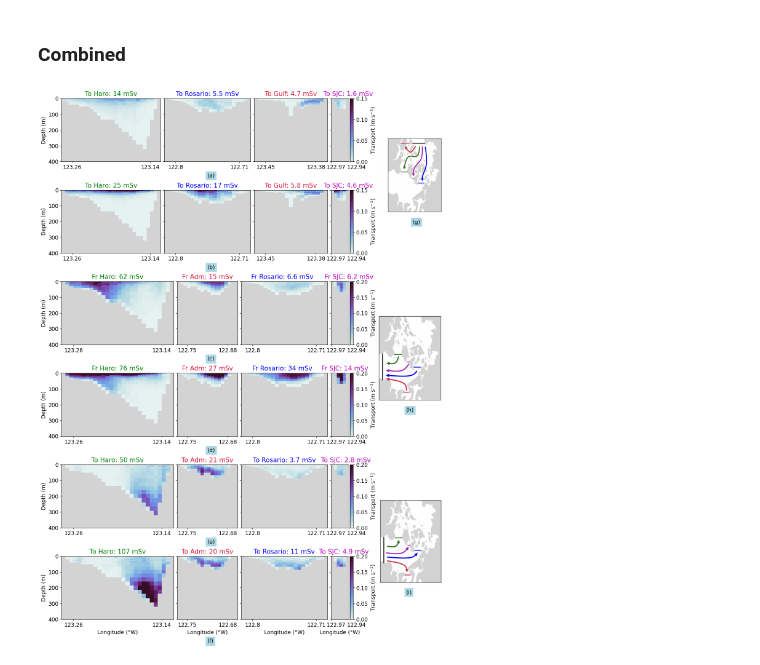
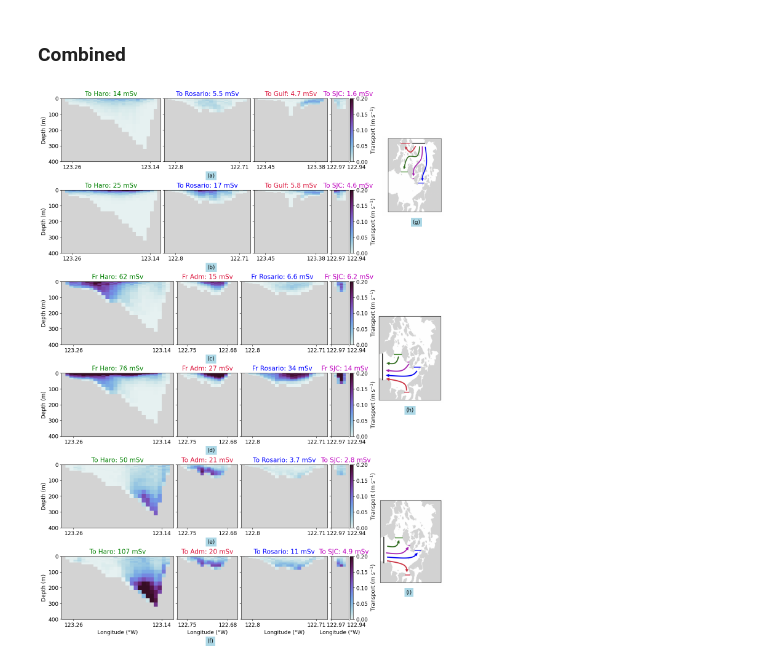
Before and after one commit to SalishSeaCast/analysis-camryn, a Jupyter notebook: Ariane/plot_monthly_averages.ipynb, the cells around one changed output. Drawn from its saved outputs; the diff is of its cells as text; code cells hidden in the pictures.

```diff
--- a/Ariane/plot_monthly_averages.ipynb
+++ b/Ariane/plot_monthly_averages.ipynb
@@ -568,15 +568,15 @@ ax_center = fig.add_subplot(gs[:2,harolen+roslen+gulflen+sjclen+2: ])
 ax_center.imshow(plt.imread('/ocean/cstang/MOAD/analysis-camryn/Figures/map_cs_fpr.png'),zorder=0)
 ax_center.axis('off');
 
-plotCS(ax1,dict_all['prtoharo']['final_lon'][months[idx_dec]].dropna(),dict_all['prtoharo']['final_z'][months[idx_dec]].dropna(),dict_all['prtoharo']['final_transp'][months[idx_dec]].dropna(),lonWharo,lonEharo,latharo,38,0.15,23*days_month[idx_dec],title,False,True)
-plotCS(ax2,dict_all['prtoros']['final_lon'][months[idx_dec]].dropna(),dict_all['prtoros']['final_z'][months[idx_dec]].dropna(),dict_all['prtoros']['final_transp'][months[idx_dec]].dropna(),lonWros,lonEros,latros,38,0.15,23*days_month[idx_dec],title2,False,False)
-plotCS2(ax4,dict_all['prtosjc']['final_lon'][months[idx_dec]].dropna(),dict_all['prtosjc']['final_z'][months[idx_dec]].dropna(),dict_all['prtosjc']['final_transp'][months[idx_dec]].dropna(),lonWsjc,lonEsjc,latsjc,38,0.15,23*days_month[idx_dec],title3,True,False)
-plotCS(ax3,dict_all['prtogulf']['final_lon'][months[idx_dec]].dropna(),dict_all['prtogulf']['final_z'][months[idx_dec]].dropna(),dict_all['prtogulf']['final_transp'][months[idx_dec]].dropna(),lonWg1,lonEg1,latg1,38,0.15,23*days_month[idx_dec],title4,False,False)
+plotCS(ax1,dict_all['prtoharo']['final_lon'][months[idx_dec]].dropna(),dict_all['prtoharo']['final_z'][months[idx_dec]].dropna(),dict_all['prtoharo']['final_transp'][months[idx_dec]].dropna(),lonWharo,lonEharo,latharo,38,0.2,23*days_month[idx_dec],title,False,True)
+plotCS(ax2,dict_all['prtoros']['final_lon'][months[idx_dec]].dropna(),dict_all['prtoros']['final_z'][months[idx_dec]].dropna(),dict_all['prtoros']['final_transp'][months[idx_dec]].dropna(),lonWros,lonEros,latros,38,0.2,23*days_month[idx_dec],title2,False,False)
+plotCS2(ax4,dict_all['prtosjc']['final_lon'][months[idx_dec]].dropna(),dict_all['prtosjc']['final_z'][months[idx_dec]].dropna(),dict_all['prtosjc']['final_transp'][months[idx_dec]].dropna(),lonWsjc,lonEsjc,latsjc,38,0.2,23*days_month[idx_dec],title3,True,False)
+plotCS(ax3,dict_all['prtogulf']['final_lon'][months[idx_dec]].dropna(),dict_all['prtogulf']['final_z'][months[idx_dec]].dropna(),dict_all['prtogulf']['final_transp'][months[idx_dec]].dropna(),lonWg1,lonEg1,latg1,38,0.2,23*days_month[idx_dec],title4,False,False)
 
-plotCS(ax5,dict_all['prtoharo']['final_lon'][months[idx_jun]].dropna(),dict_all['prtoharo']['final_z'][months[idx_jun]].dropna(),dict_all['prtoharo']['final_transp'][months[idx_jun]].dropna(),lonWharo,lonEharo,latharo,38,0.15,23*days_month[idx_jun],title5,False,True)
-plotCS(ax6,dict_all['prtoros']['final_lon'][months[idx_jun]].dropna(),dict_all['prtoros']['final_z'][months[idx_jun]].dropna(),dict_all['prtoros']['final_transp'][months[idx_jun]].dropna(),lonWros,lonEros,latros,38,0.15,23*days_month[idx_jun],title6,False,False)
-plotCS2(ax8,dict_all['prtosjc']['final_lon'][months[idx_jun]].dropna(),dict_all['prtosjc']['final_z'][months[idx_jun]].dropna(),dict_all['prtosjc']['final_transp'][months[idx_jun]].dropna(),lonWsjc,lonEsjc,latsjc,38,0.15,23*days_month[idx_jun],title7,True,False)
-plotCS(ax7,dict_all['prtogulf']['final_lon'][months[idx_jun]].dropna(),dict_all['prtogulf']['final_z'][months[idx_jun]].dropna(),dict_all['prtogulf']['final_transp'][months[idx_jun]].dropna(),lonWg1,lonEg1,latg1,38,0.15,23*days_month[idx_jun],title8,False,False)
+plotCS(ax5,dict_all['prtoharo']['final_lon'][months[idx_jun]].dropna(),dict_all['prtoharo']['final_z'][months[idx_jun]].dropna(),dict_all['prtoharo']['final_transp'][months[idx_jun]].dropna(),lonWharo,lonEharo,latharo,38,0.2,23*days_month[idx_jun],title5,False,True)
+plotCS(ax6,dict_all['prtoros']['final_lon'][months[idx_jun]].dropna(),dict_all['prtoros']['final_z'][months[idx_jun]].dropna(),dict_all['prtoros']['final_transp'][months[idx_jun]].dropna(),lonWros,lonEros,latros,38,0.2,23*days_month[idx_jun],title6,False,False)
+plotCS2(ax8,dict_all['prtosjc']['final_lon'][months[idx_jun]].dropna(),dict_all['prtosjc']['final_z'][months[idx_jun]].dropna(),dict_all['prtosjc']['final_transp'][months[idx_jun]].dropna(),lonWsjc,lonEsjc,latsjc,38,0.2,23*days_month[idx_jun],title7,True,False)
+plotCS(ax7,dict_all['prtogulf']['final_lon'][months[idx_jun]].dropna(),dict_all['prtogulf']['final_z'][months[idx_jun]].dropna(),dict_all['prtogulf']['final_transp'][months[idx_jun]].dropna(),lonWg1,lonEg1,latg1,38,0.2,23*days_month[idx_jun],title8,False,False)
 
 
 ax1.set_title(title,color='green')
@@ -707,33 +707,33 @@ ax9.set_title(title,color='green')
 ax10.set_title(title4,color='crimson')
 ax11.set_title(title2,color='b')
 ax12.set_title(title3,color='m')
 ax13.set_title(title5,color='green')
 ax14.set_title(title8,color='crimson')
 ax15.set_title(title6,color='b')
 ax16.set_title(title7,color='m')
 
 # ax101.set_xticklabels([])
 # ax21.set_xticklabels([])
 # ax31.set_xticklabels([])
 # ax41.set_xticklabels([])
 # ax51.set_xticklabels([])
 # ax61.set_xticklabels([])
 # ax71.set_xticklabels([])
 # ax81.set_xticklabels([])
 # ax9.set_xticklabels([])
 # ax10.set_xticklabels([])
 # ax11.set_xticklabels([])
 # ax12.set_xticklabels([])
 
 ax21.text(0.5, -0.25, "(c)", transform=ax21.transAxes,bbox=dict(facecolor='lightblue', edgecolor='none'))
 ax61.text(0.5, -0.25, "(d)", transform=ax61.transAxes,bbox=dict(facecolor='lightblue', edgecolor='none'))
 ax10.text(0.5, -0.25, "(e)", transform=ax10.transAxes,bbox=dict(facecolor='lightblue', edgecolor='none'))
 ax14.text(0.5, -0.37, "(f)", transform=ax14.transAxes,bbox=dict(facecolor='lightblue', edgecolor='none'))
 ax_center1.text(0.5, -0.1, "(h)", transform=ax_center1.transAxes,bbox=dict(facecolor='lightblue', edgecolor='none'))
 ax_center2.text(0.5, -0.1, "(i)", transform=ax_center2.transAxes,bbox=dict(facecolor='lightblue', edgecolor='none'))
 
 fig.subplots_adjust(wspace=0.35,hspace=0.45)
 # %% [output]
-[figure, old version]
+[figure, new version]
 # %%
 fig.savefig('/ocean/cstang/MOAD/analysis-camryn/Figures/all_sections_wmap.png',bbox_inches='tight')
```
